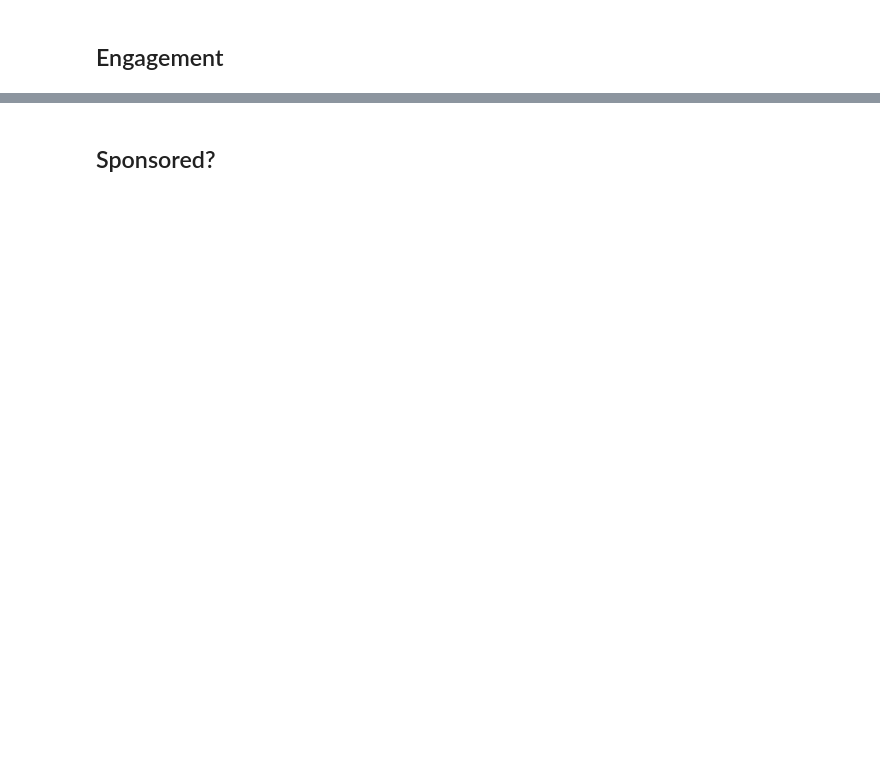
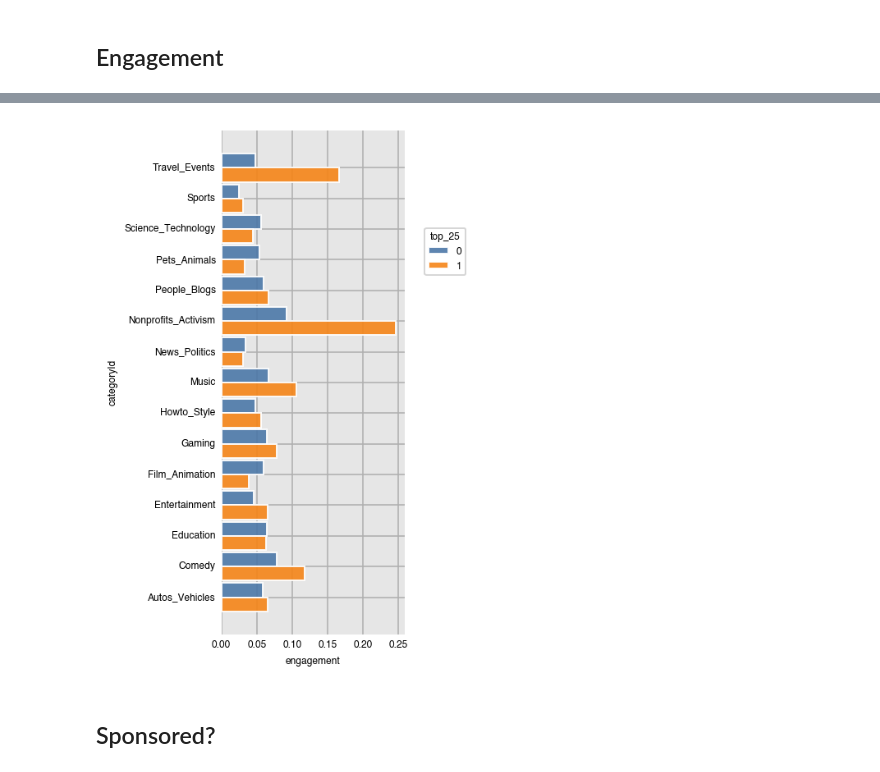
Before and after one commit to Youtube-Data-Analysis/top_200, a Jupyter notebook: shorter_explore.ipynb, the cells around one changed output, grey strips where cells are left out. Drawn from its saved outputs; the diff is of its cells as text; code cells hidden in the pictures; blank space fills up the shorter version.

```diff
--- a/shorter_explore.ipynb
+++ b/shorter_explore.ipynb
@@ -136,2 +48,7 @@ Name: engagement, Length: 1229, dtype: object
+# %%
+dxp.bar(x='engagement', y='categoryId',split='top_25', data=df, aggfunc='median', orientation='h',\
+     title='')
+# %% [output]
+[figure, added]
 # %% [markdown]
 ## Sponsored?
```
Also changed, not shown: parts of 76 cells of this notebook.
